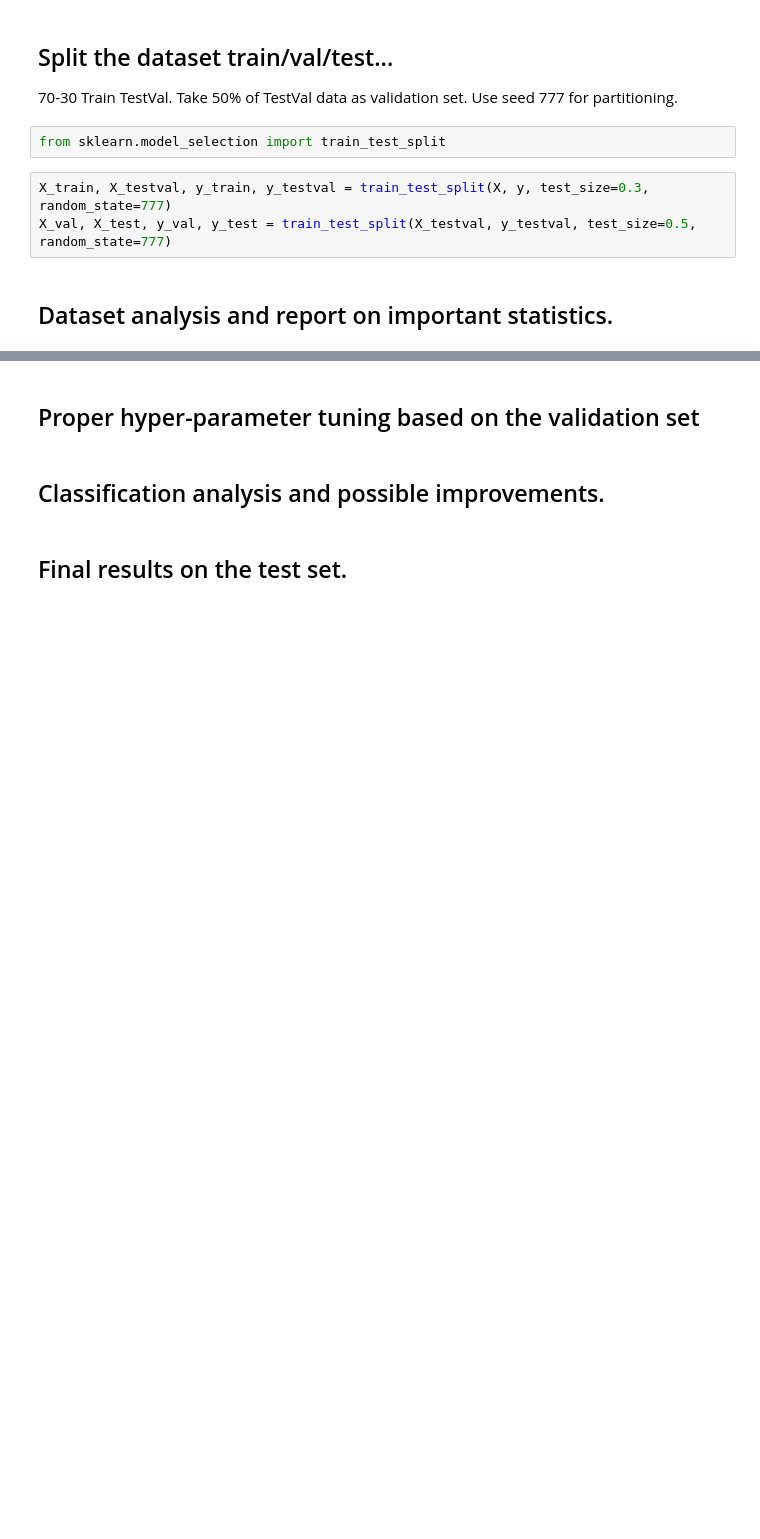
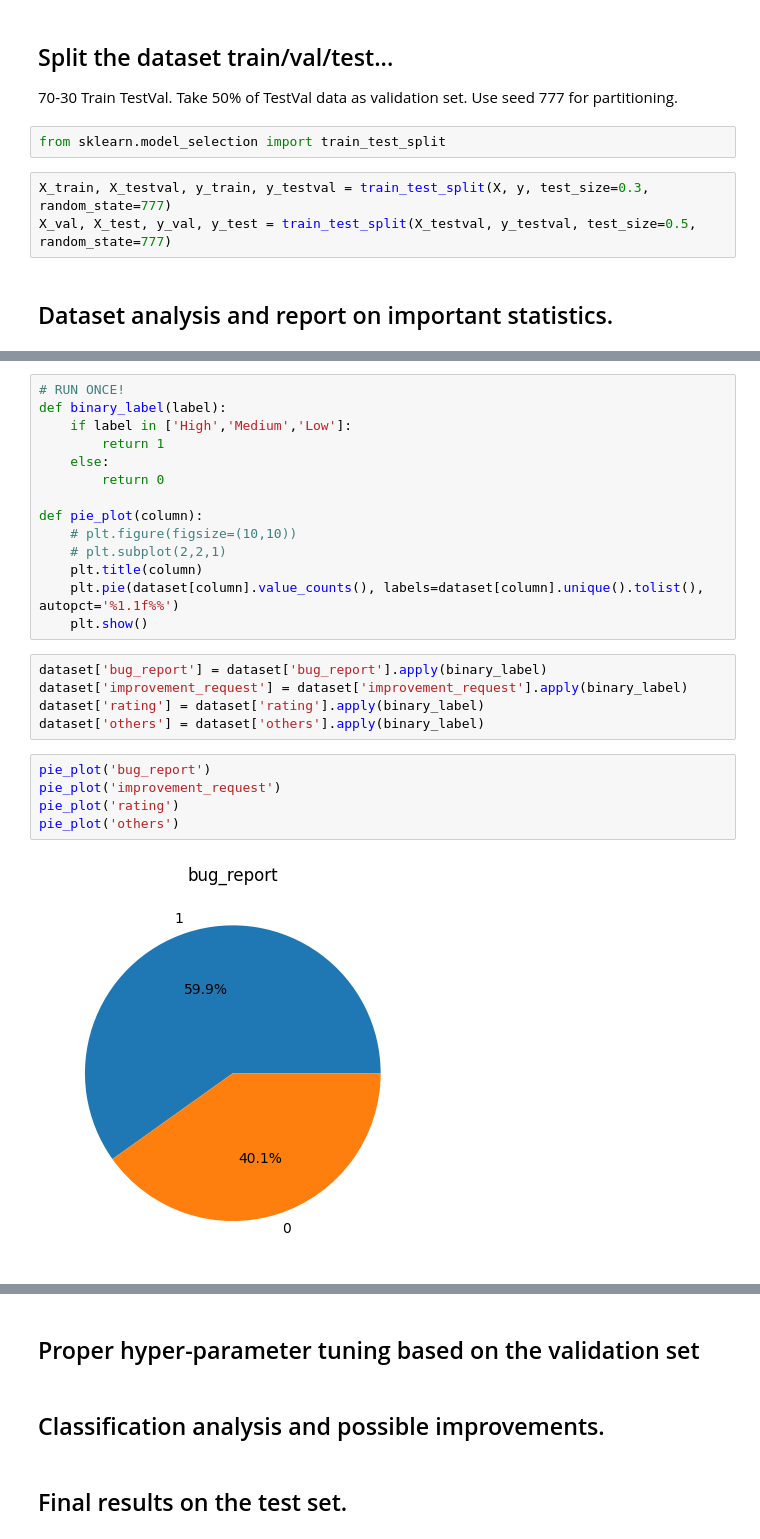
Before and after one commit to faiz-aljohani/Arabic-App-Review-Classification, a Jupyter notebook: ICS472_NLP_Arabic_App_Review_Classification.ipynb, the cells around one changed output, grey strips where cells are left out. Saved outputs shown, nothing was run; the diff lists cells and outputs as text; blank space fills up the shorter version.

```diff
--- a/ICS472_NLP_Arabic_App_Review_Classification.ipynb
+++ b/ICS472_NLP_Arabic_App_Review_Classification.ipynb
@@ -26,0 +79,26 @@ X_val, X_test, y_val, y_test = train_test_split(X_testval, y_testval, test_size=
+# %%
+# RUN ONCE!
+def binary_label(label):
+    if label in ['High','Medium','Low']:
+        return 1
+    else:
+        return 0
+
+def pie_plot(column):
+    # plt.figure(figsize=(10,10))
+    # plt.subplot(2,2,1)
+    plt.title(column)
+    plt.pie(dataset[column].value_counts(), labels=dataset[column].unique().tolist(), autopct='%1.1f%%')
+    plt.show()
+# %%
+dataset['bug_report'] = dataset['bug_report'].apply(binary_label)
+dataset['improvement_request'] = dataset['improvement_request'].apply(binary_label)
+dataset['rating'] = dataset['rating'].apply(binary_label)
+dataset['others'] = dataset['others'].apply(binary_label)
+# %%
+pie_plot('bug_report')
+pie_plot('improvement_request')
+pie_plot('rating')
+pie_plot('others')
+# %% [output]
+[figure, added]
```
Also changed, not shown: parts of 11 cells of this notebook.
